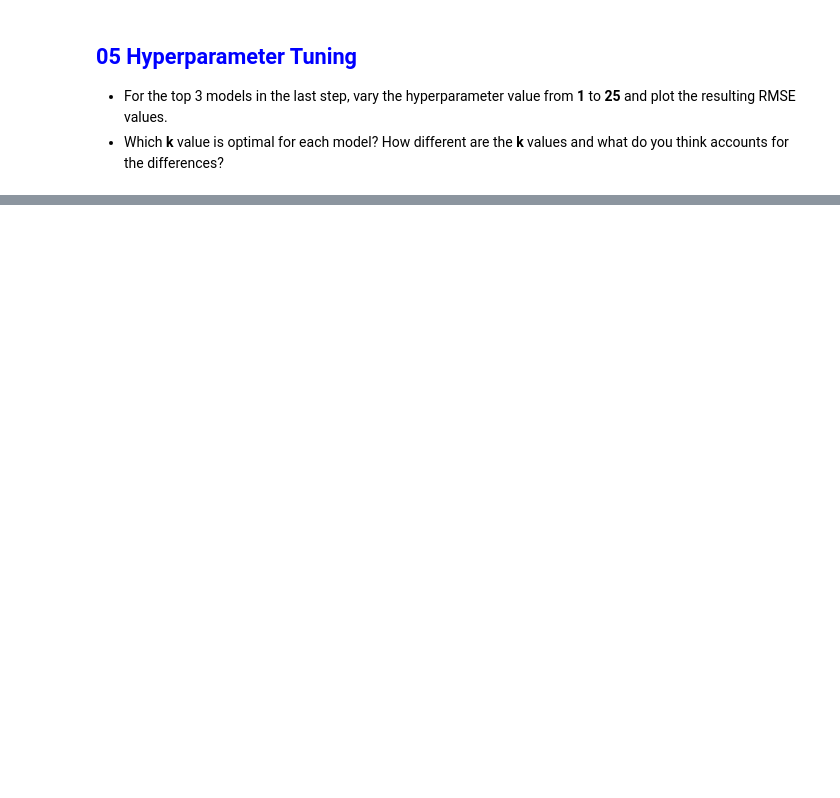
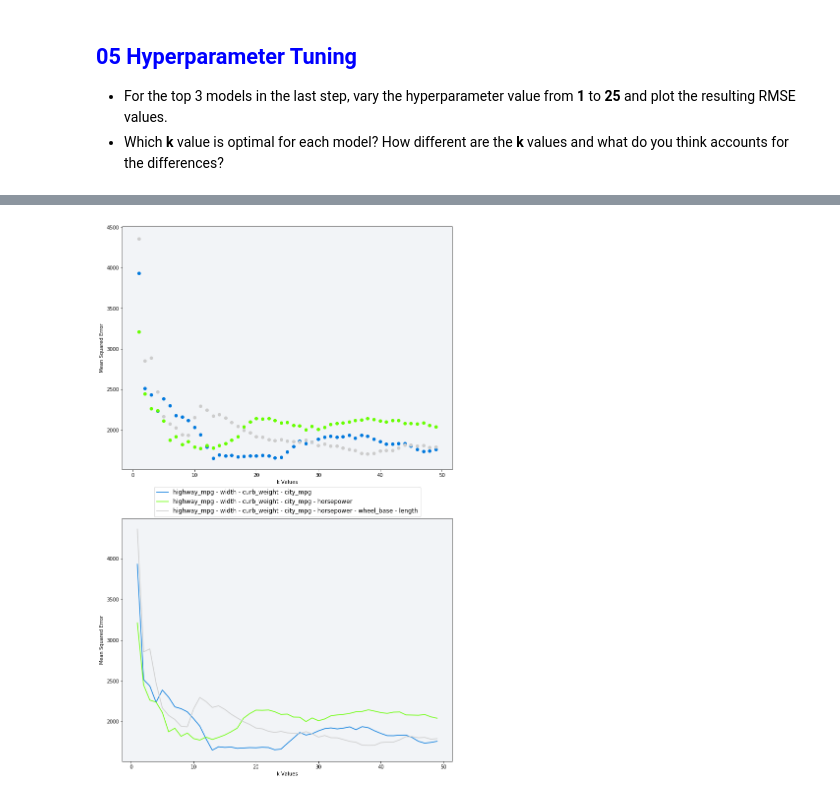
Before and after one commit to kitestring/DataQuest, a Jupyter notebook: 06_MachineLearning/01_ML_Fundamentals/06_GuidedProject_PredictingCarPrices/PredictingCarPrices.ipynb, the cells around one changed output, grey strips where cells are left out. Drawn from its saved outputs; the diff is of its cells as text; code cells hidden in the pictures; blank space fills up the shorter version.

Commit message:
Guided Project: Predicting Car Prices, Above and beyond

```diff
--- a/06_MachineLearning/01_ML_Fundamentals/06_GuidedProject_PredictingCarPrices/PredictingCarPrices.ipynb
+++ b/06_MachineLearning/01_ML_Fundamentals/06_GuidedProject_PredictingCarPrices/PredictingCarPrices.ipynb
@@ -342,3 +485,23 @@ plt.show()
 ## <font color=blue>05 Hyperparameter Tuning</font>
 *  For the top 3 models in the last step, vary the hyperparameter value from __1__ to __25__ and plot the resulting RMSE values.
 *  Which __k__ value is optimal for each model? How different are the __k__ values and what do you think accounts for the differences?
+# %%
+# Optimize the hyperparameter (k) for the top 3 models
+
+rmse_dict = {}
+
+for n in range(3):
+    feature_cnt = min_ranking_eval_set.iloc[n]['feature_cnt']
+    features = rmse_min_by_feature.index[:feature_cnt].tolist()
+    # instantiate mse list
+    rmse = []
+
+    for k_value in range(1,50):
+        rmse.append(knn_train_test_Mulitvariate_Model(df=numeric_cars_normalized, train_columns=features,
+                    predict_column=predictive_feature, k_value=k_value))
+
+    rmse_dict[min_ranking_eval_set.iloc[n]['features']] = rmse
+# %%
+rmse_by_feature = pd.DataFrame(data=rmse_dict)
+rmse_by_feature['k_value'] = [x for x in range(1,50)]
+rmse_by_feature.head(5)
@@ -344,0 +515,31 @@ plt.show()
+# %%
+# Plot the k values versus RMSE to visualize which model works best
+# and at what k value
+
+model_features = rmse_by_feature.columns.tolist()
+model_features.remove('k_value')
+
+matplotlib.rc('legend', fontsize=12)
+fig = plt.figure(figsize=(12,20))
+ax1 = fig.add_subplot(2,1,1)
+ax2 = fig.add_subplot(2,1,2)
+
+ax1.set_prop_cycle('color',plt.cm.spectral(np.linspace(0.25,1.0,3)))
+ax2.set_prop_cycle('color',plt.cm.spectral(np.linspace(0.25,1.0,3)))
+
+for i, features in enumerate(model_features):
+    ax1.scatter(x=rmse_by_feature['k_value'], y=rmse_by_feature[features], label=features)
+    ax2.plot(rmse_by_feature['k_value'], rmse_by_feature[features], label=features)
+
+ax1.set_xlabel('k Values')
+ax1.set_ylabel('Mean Squared Error')
+ax1.set_facecolor("#f2f4f7")
+
+ax2.legend(loc='upper center', bbox_to_anchor=(0.5, 1.14))
+ax2.set_xlabel('k Values')
+ax2.set_ylabel('Mean Squared Error')
+ax2.set_facecolor("#f2f4f7")
+
+plt.show()
+# %% [output]
+[figure, added]
```
Also changed, not shown: parts of 13 cells of this notebook, 4 other files.
